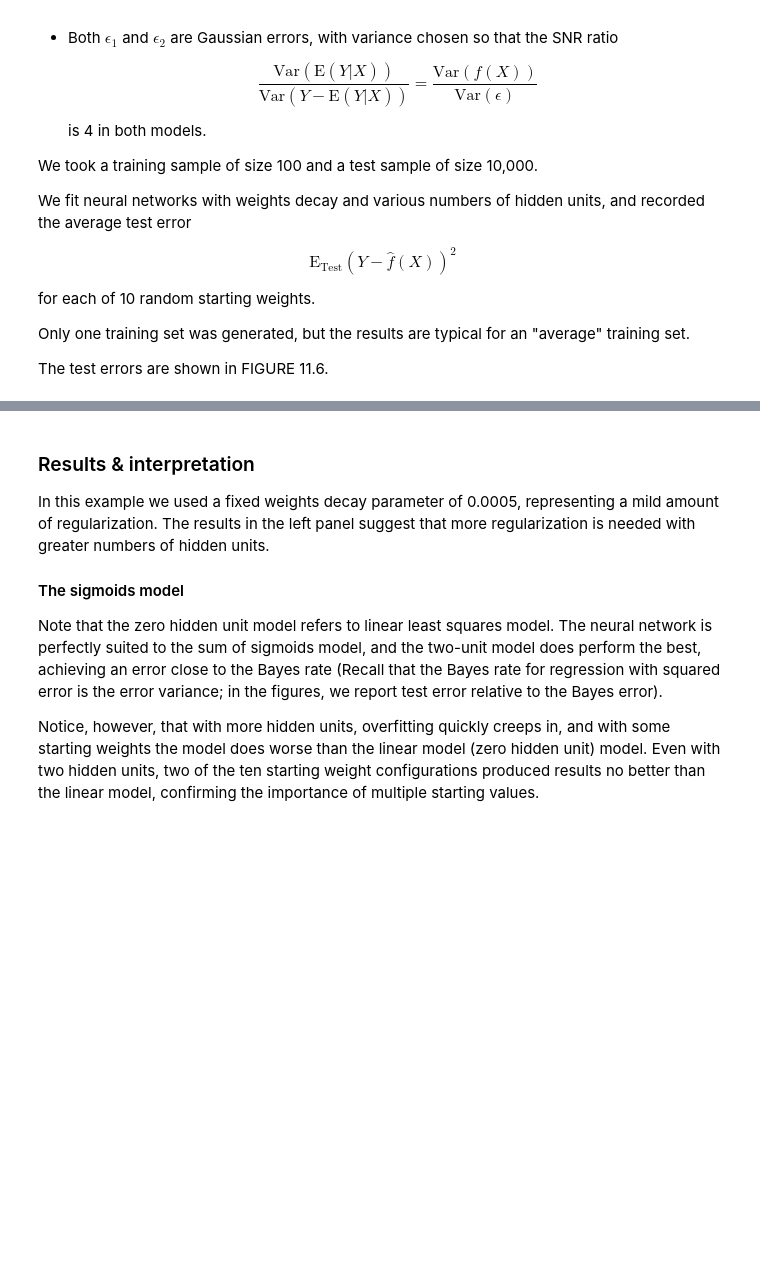
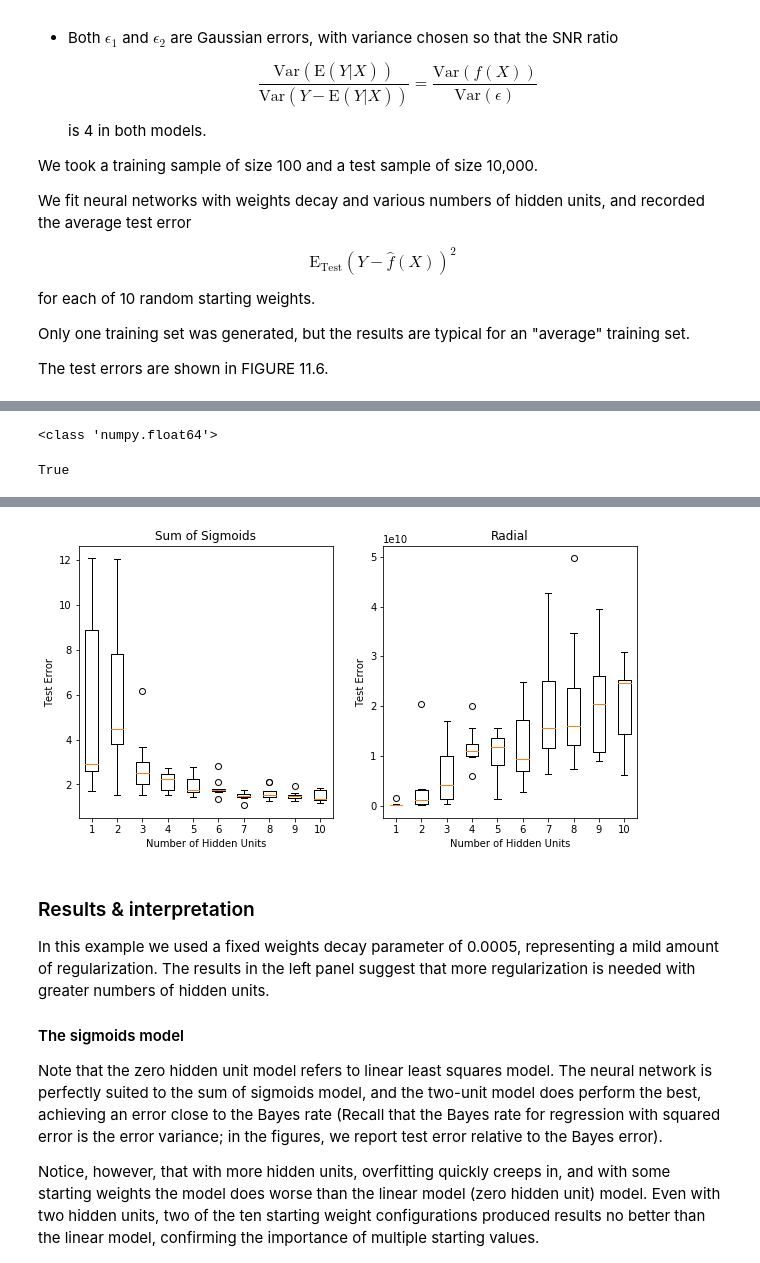
Before and after one commit to dgkim5360/the-elements-of-statistical-learning-notebooks, a Jupyter notebook: chapter11-neural-networks/section06-example-simulated-data.ipynb, the cells around one changed output, grey strips where cells are left out. Saved outputs shown, nothing was run; the diff lists cells and outputs as text; code cells hidden in the pictures; blank space fills up the shorter version.

```diff
--- a/chapter11-neural-networks/section06-example-simulated-data.ipynb
+++ b/chapter11-neural-networks/section06-example-simulated-data.ipynb
@@ -183,11 +233,26 @@ models_sigmoid = [
     )
     for h in range(1, 11)
 ]
-optimizers = [
+optimizers_sigmoid = [
     torch.optim.SGD(model.parameters(),
                     lr=learning_rate,
                     weight_decay=weight_decay)
     for model in models_sigmoid
 ]
+
+models_radial = [
+    torch.nn.Sequential(
+        torch.nn.Linear(10, h, bias=False),
+        torch.nn.Sigmoid(),
+        torch.nn.Linear(h, 1, bias=False),
+    )
+    for h in range(1, 11)
+]
+optimizers_radial = [
+    torch.optim.SGD(model.parameters(),
+                    lr=learning_rate,
+                    weight_decay=weight_decay)
+    for model in models_radial
+]
 # %%
 %%time
@@ -214,0 +279,18 @@ Wall time: 10min 6s
+# %%
+%%time
+# Try every possible radial model
+errors_test_radial = []
+for model, optimizer in zip(models_radial, optimizers_radial):
+#     model.apply(torch.nn.init.normal)  # Reset the model
+    errors_per_model = []
+    for _ in range(10):
+        loss_fn = torch.nn.MSELoss(size_average=False)
+        train(model, loss_fn, optimizer, niter, torch_x_radial, torch_y_radial)
+
+        test_loss_fn = torch.nn.MSELoss()
+        test_loss = test(model,
+                         test_loss_fn,
+                         torch_x_radial_test,
+                         torch_y_radial_test)
+        errors_per_model.append(test_loss.data[0])
+    errors_test_radial.append(errors_per_model)
@@ -215,9 +300,23 @@ Wall time: 10min 6s
+# %%
+print(type(errrate_bayes_radial))
+arr = errors_test_radial/errrate_bayes_radial
+arr.shape
+arr[0,1] == errors_test_radial[0][1]/errrate_bayes_radial
+# %% [output]
+<class 'numpy.float64'>
+True
 # %%
-fig2 = plt.figure(2)
+fig2 = plt.figure(2, figsize=(10, 5))
 ax21 = fig2.add_subplot(1, 2, 1)
-ax21.boxplot(errors_test)
+ax21.boxplot((errors_test_sigmoid/errrate_bayes_sigmoid).T)
 ax21.set_xlabel('Number of Hidden Units')
 ax21.set_ylabel('Test Error')
 ax21.set_title('Sum of Sigmoids')
+
+ax22 = fig2.add_subplot(1, 2, 2)
+ax22.boxplot((errors_test_radial/errrate_bayes_radial).T)
+ax22.set_xlabel('Number of Hidden Units')
+ax22.set_ylabel('Test Error')
+ax22.set_title('Radial')
 plt.show()
 # %% [output]
@@ -226,3 +323,4 @@ plt.show()
+[figure, added]
 # %% [markdown]
 ### Results & interpretation
 
```
Also changed, not shown: parts of 17 cells of this notebook.
